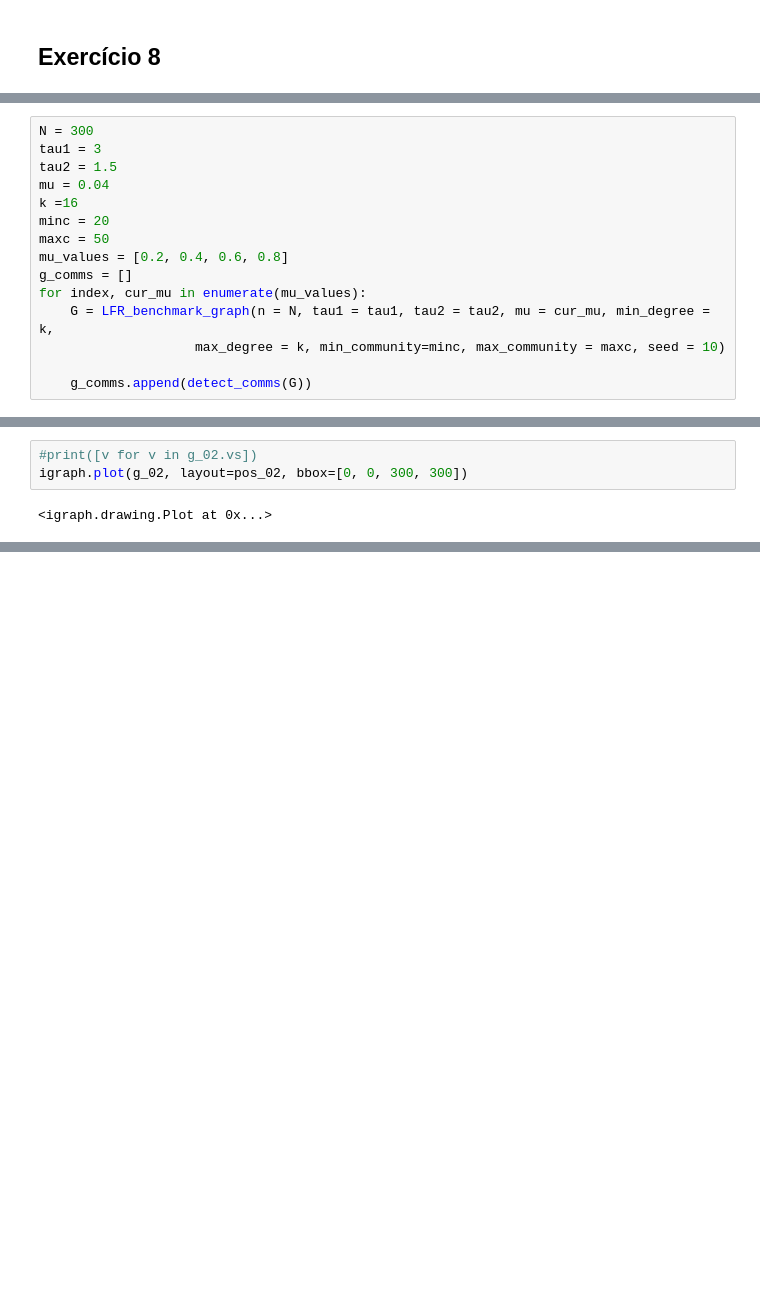
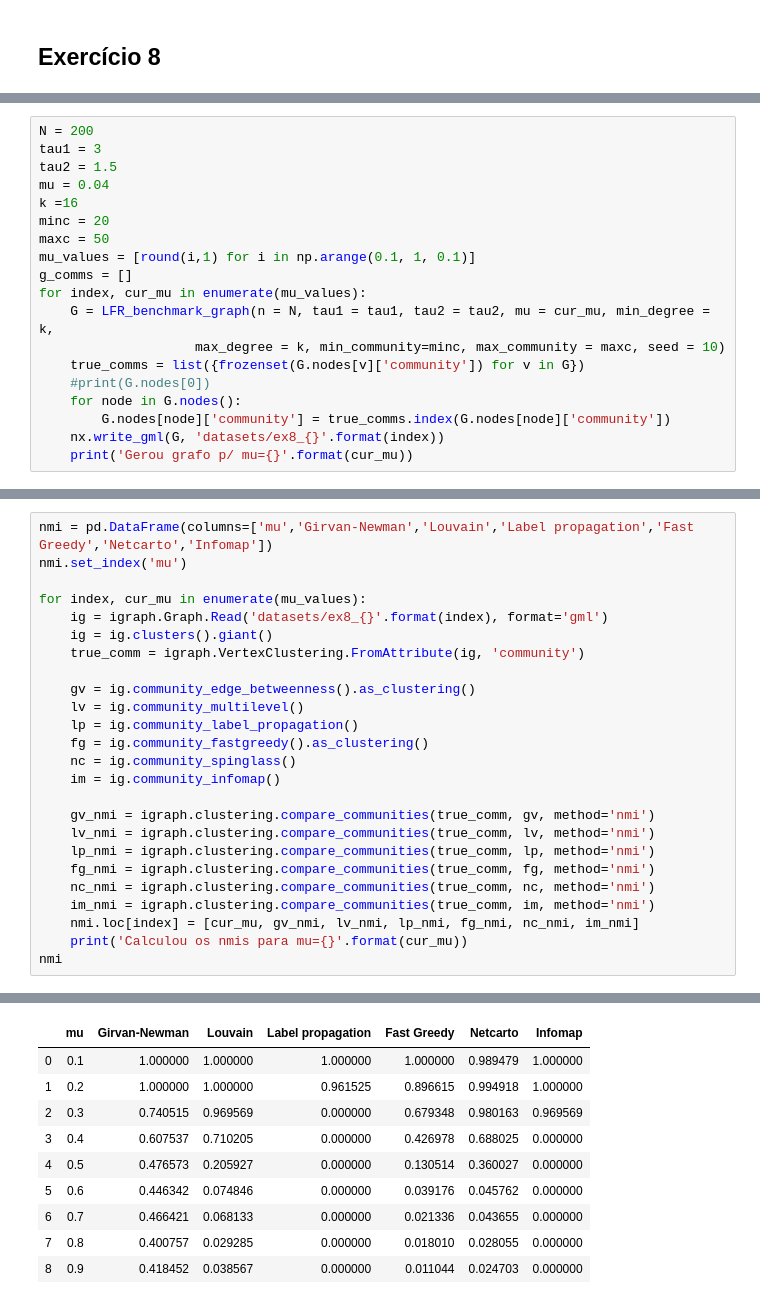
Before and after one commit to guimilan/redes_complexas, a Jupyter notebook: Lista2.ipynb, the cells around one changed output, grey strips where cells are left out. Cells and saved outputs as stored; diff of their text form; blank space fills up the shorter version.

```diff
--- a/Lista2.ipynb
+++ b/Lista2.ipynb
@@ -675,16 +704,20 @@ igraph.plot(ig_karate.community_infomap(), layout=ig_layout, bbox=[0,0,300,300])
 # %%
-N = 300
+N = 200
 tau1 = 3
 tau2 = 1.5
 mu = 0.04
 k =16
 minc = 20
 maxc = 50
-mu_values = [0.2, 0.4, 0.6, 0.8]
+mu_values = [round(i,1) for i in np.arange(0.1, 1, 0.1)]
 g_comms = []
 for index, cur_mu in enumerate(mu_values):
     G = LFR_benchmark_graph(n = N, tau1 = tau1, tau2 = tau2, mu = cur_mu, min_degree = k,
                     max_degree = k, min_community=minc, max_community = maxc, seed = 10)
-
-    g_comms.append(detect_comms(G))
+    true_comms = list({frozenset(G.nodes[v]['community']) for v in G})
+    #print(G.nodes[0])
+    for node in G.nodes():
+        G.nodes[node]['community'] = true_comms.index(G.nodes[node]['community'])
+    nx.write_gml(G, 'datasets/ex8_{}'.format(index))
+    print('Gerou grafo p/ mu={}'.format(cur_mu))
 # %% [output]
@@ -720,5 +733,26 @@ print(df)
-# %%
-#print([v for v in g_02.vs])
-igraph.plot(g_02, layout=pos_02, bbox=[0, 0, 300, 300])
-# %% [output]
-<igraph.drawing.Plot at 0x...>
+# %%
+nmi = pd.DataFrame(columns=['mu','Girvan-Newman','Louvain','Label propagation','Fast Greedy','Netcarto','Infomap'])
+nmi.set_index('mu')
+
+for index, cur_mu in enumerate(mu_values):
+    ig = igraph.Graph.Read('datasets/ex8_{}'.format(index), format='gml')
+    ig = ig.clusters().giant()
+    true_comm = igraph.VertexClustering.FromAttribute(ig, 'community')
+
+    gv = ig.community_edge_betweenness().as_clustering()
+    lv = ig.community_multilevel()
+    lp = ig.community_label_propagation()
+    fg = ig.community_fastgreedy().as_clustering()
+    nc = ig.community_spinglass()
+    im = ig.community_infomap()
+
+    gv_nmi = igraph.clustering.compare_communities(true_comm, gv, method='nmi')
+    lv_nmi = igraph.clustering.compare_communities(true_comm, lv, method='nmi')
+    lp_nmi = igraph.clustering.compare_communities(true_comm, lp, method='nmi')
+    fg_nmi = igraph.clustering.compare_communities(true_comm, fg, method='nmi')
+    nc_nmi = igraph.clustering.compare_communities(true_comm, nc, method='nmi')
+    im_nmi = igraph.clustering.compare_communities(true_comm, im, method='nmi')
+    nmi.loc[index] = [cur_mu, gv_nmi, lv_nmi, lp_nmi, fg_nmi, nc_nmi, im_nmi]
+    print('Calculou os nmis para mu={}'.format(cur_mu))
+nmi
+# %% [output]
@@ -724,0 +768,10 @@ igraph.plot(g_02, layout=pos_02, bbox=[0, 0, 300, 300])
+|  | mu | Girvan-Newman | Louvain | Label propagation | Fast Greedy | Netcarto | Infomap |
+| 0 | 0.1 | 1.000000 | 1.000000 | 1.000000 | 1.000000 | 0.989479 | 1.000000 |
+| 1 | 0.2 | 1.000000 | 1.000000 | 0.961525 | 0.896615 | 0.994918 | 1.000000 |
+| 2 | 0.3 | 0.740515 | 0.969569 | 0.000000 | 0.679348 | 0.980163 | 0.969569 |
+| 3 | 0.4 | 0.607537 | 0.710205 | 0.000000 | 0.426978 | 0.688025 | 0.000000 |
+| 4 | 0.5 | 0.476573 | 0.205927 | 0.000000 | 0.130514 | 0.360027 | 0.000000 |
+| 5 | 0.6 | 0.446342 | 0.074846 | 0.000000 | 0.039176 | 0.045762 | 0.000000 |
+| 6 | 0.7 | 0.466421 | 0.068133 | 0.000000 | 0.021336 | 0.043655 | 0.000000 |
+| 7 | 0.8 | 0.400757 | 0.029285 | 0.000000 | 0.018010 | 0.028055 | 0.000000 |
+| 8 | 0.9 | 0.418452 | 0.038567 | 0.000000 | 0.011044 | 0.024703 | 0.000000 |
```
Also changed, not shown: parts of 24 cells of this notebook, 3 other files.
